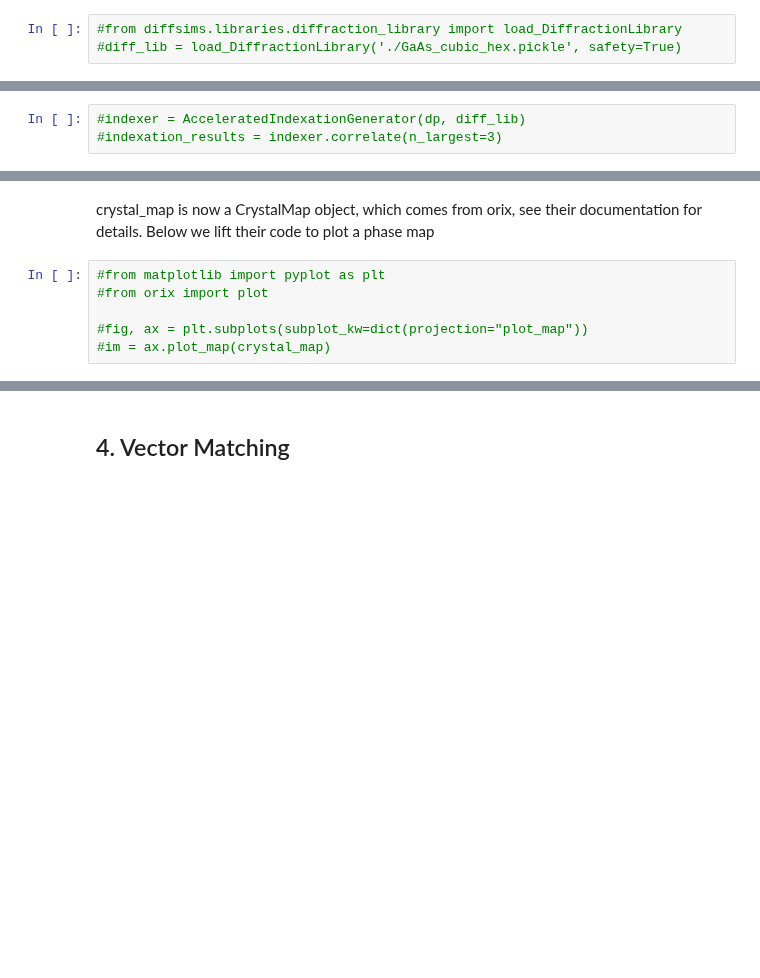
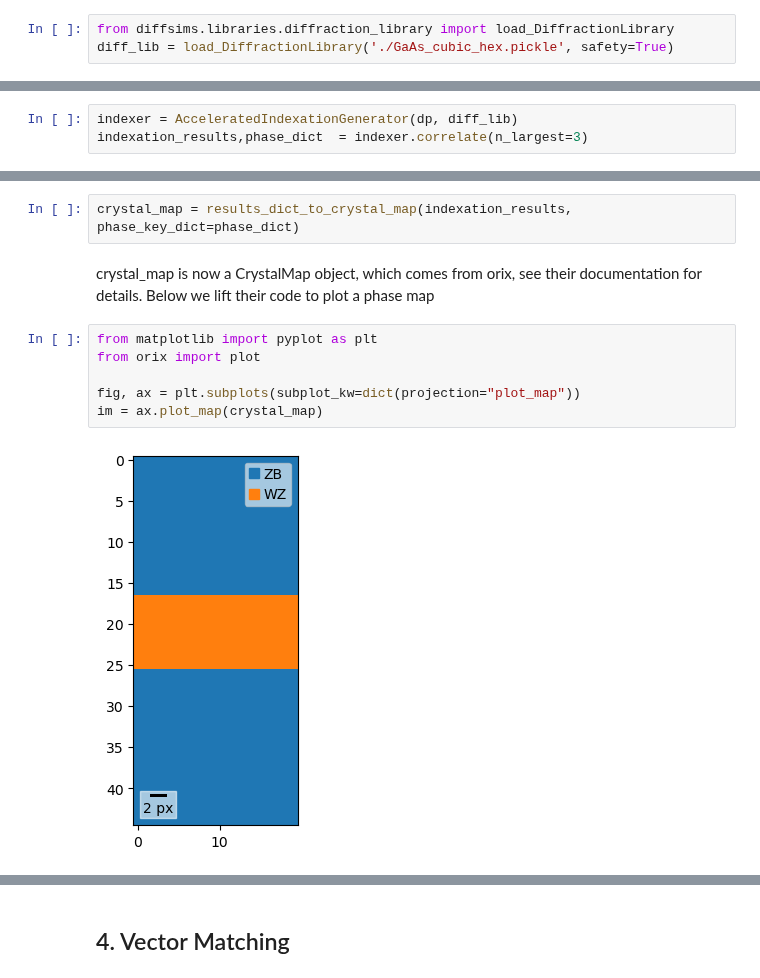
Before and after one commit to pyxem/pyxem-demos, a Jupyter notebook: 02 GaAs Nanowire - Phase Mapping - Orientation Mapping.ipynb, the cells around one changed output, grey strips where cells are left out. Saved outputs shown, nothing was run; the diff lists cells and outputs as text; blank space fills up the shorter version.

Commit message:
Bugfix: Fix 02 with new AcceleratedIndexationGenerator

```diff
--- a/02 GaAs Nanowire - Phase Mapping - Orientation Mapping.ipynb
+++ b/02 GaAs Nanowire - Phase Mapping - Orientation Mapping.ipynb
@@ -199,8 +197,8 @@ Optionally, save the library for later use.
 # %% [markdown]
 If saved, the library can be loaded as follows
 # %%
-#from diffsims.libraries.diffraction_library import load_DiffractionLibrary
-#diff_lib = load_DiffractionLibrary('./GaAs_cubic_hex.pickle', safety=True)
+from diffsims.libraries.diffraction_library import load_DiffractionLibrary
+diff_lib = load_DiffractionLibrary('./GaAs_cubic_hex.pickle', safety=True)
 # %% [markdown]
 <a id='temb'></a>
 ###  3.3. Pattern Matching Indexation
@@ -209,5 +207,5 @@ Initialize `TemplateIndexationGenerator` with the experimental data and diffract
 # %% [markdown]
 <div class="alert alert-block alert-warning"><b>Note:</b> Try using the workflow from 11 Accelerated Orientation Mapping</div>
 # %%
-#indexer = AcceleratedIndexationGenerator(dp, diff_lib)
-#indexation_results = indexer.correlate(n_largest=3)
+indexer = AcceleratedIndexationGenerator(dp, diff_lib)
+indexation_results,phase_dict  = indexer.correlate(n_largest=3)
@@ -223,11 +223,15 @@ Get crystallographic map from indexation results
+# %%
+crystal_map = results_dict_to_crystal_map(indexation_results, phase_key_dict=phase_dict)
 # %% [markdown]
 crystal_map is now a CrystalMap object, which comes from orix, see their documentation for details. Below we lift their code to plot a phase map
 # %%
-#from matplotlib import pyplot as plt
-#from orix import plot
+from matplotlib import pyplot as plt
+from orix import plot
 
-#fig, ax = plt.subplots(subplot_kw=dict(projection="plot_map"))
-#im = ax.plot_map(crystal_map)
+fig, ax = plt.subplots(subplot_kw=dict(projection="plot_map"))
+im = ax.plot_map(crystal_map)
+# %% [output]
+[figure, added]
 # %% [markdown]
 <a id='vec'></a>
 # %% [markdown]
```
Also changed, not shown: parts of 10 cells of this notebook.
